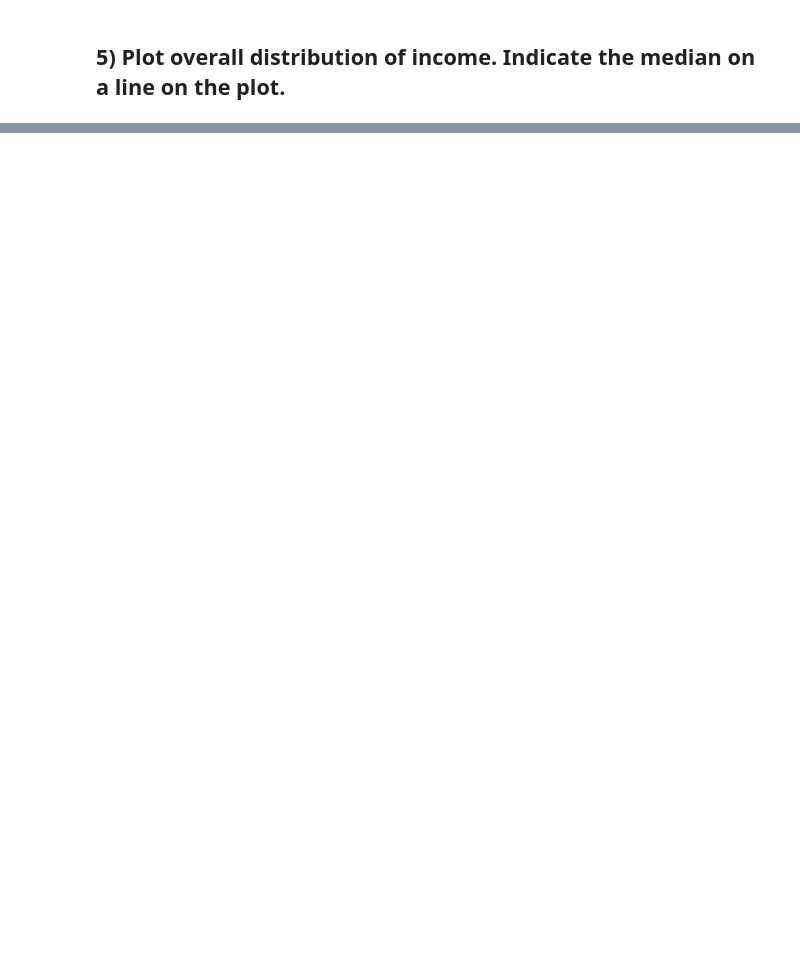
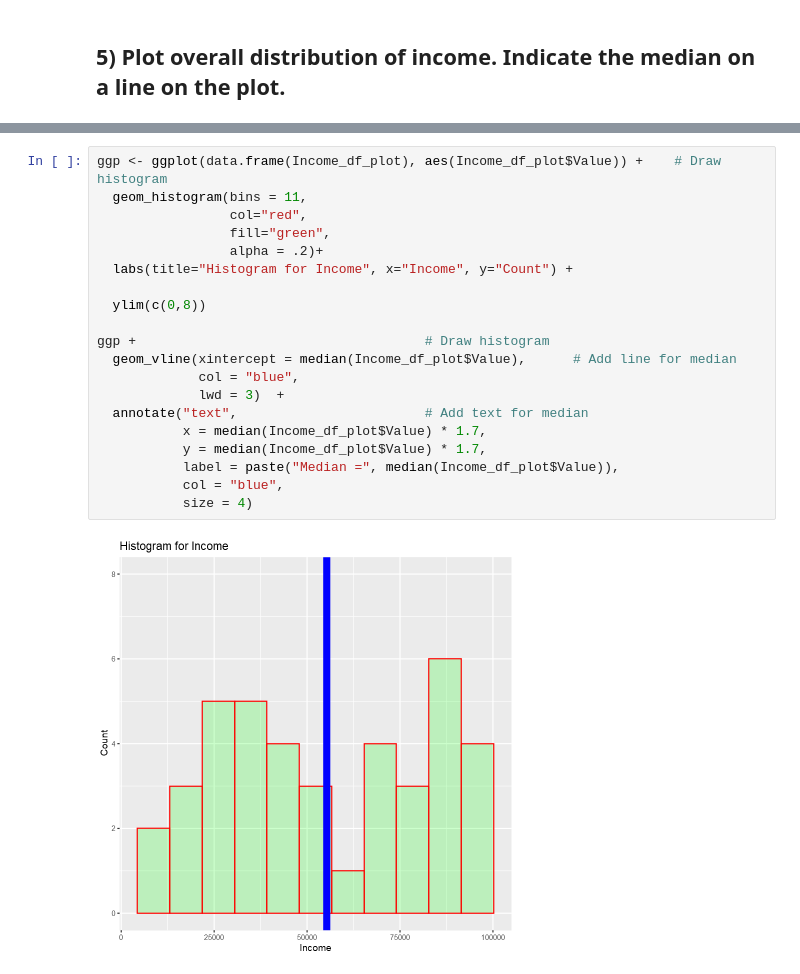
Before and after one commit to swapnasam/Data-Science, a Jupyter notebook: Tasks/Income_Occupation.ipynb, the cells around one changed output, grey strips where cells are left out. Cells and saved outputs as stored; diff of their text form; blank space fills up the shorter version.

```diff
--- a/Tasks/Income_Occupation.ipynb
+++ b/Tasks/Income_Occupation.ipynb
@@ -363,0 +397,22 @@ ERROR: Error in parse(text = x, srcfile = src): <text>:6:0: unexpected end of in
+# %%
+ggp <- ggplot(data.frame(Income_df_plot), aes(Income_df_plot$Value)) +    # Draw histogram
+  geom_histogram(bins = 11,
+                 col="red",
+                 fill="green",
+                 alpha = .2)+
+  labs(title="Histogram for Income", x="Income", y="Count") +
+
+  ylim(c(0,8))
+
+ggp +                                     # Draw histogram
+  geom_vline(xintercept = median(Income_df_plot$Value),      # Add line for median
+             col = "blue",
+             lwd = 3)  +
+  annotate("text",                        # Add text for median
+           x = median(Income_df_plot$Value) * 1.7,
+           y = median(Income_df_plot$Value) * 1.7,
+           label = paste("Median =", median(Income_df_plot$Value)),
+           col = "blue",
+           size = 4)
+# %% [output]
+[figure, added]
```
Also changed, not shown: parts of 8 cells of this notebook.
